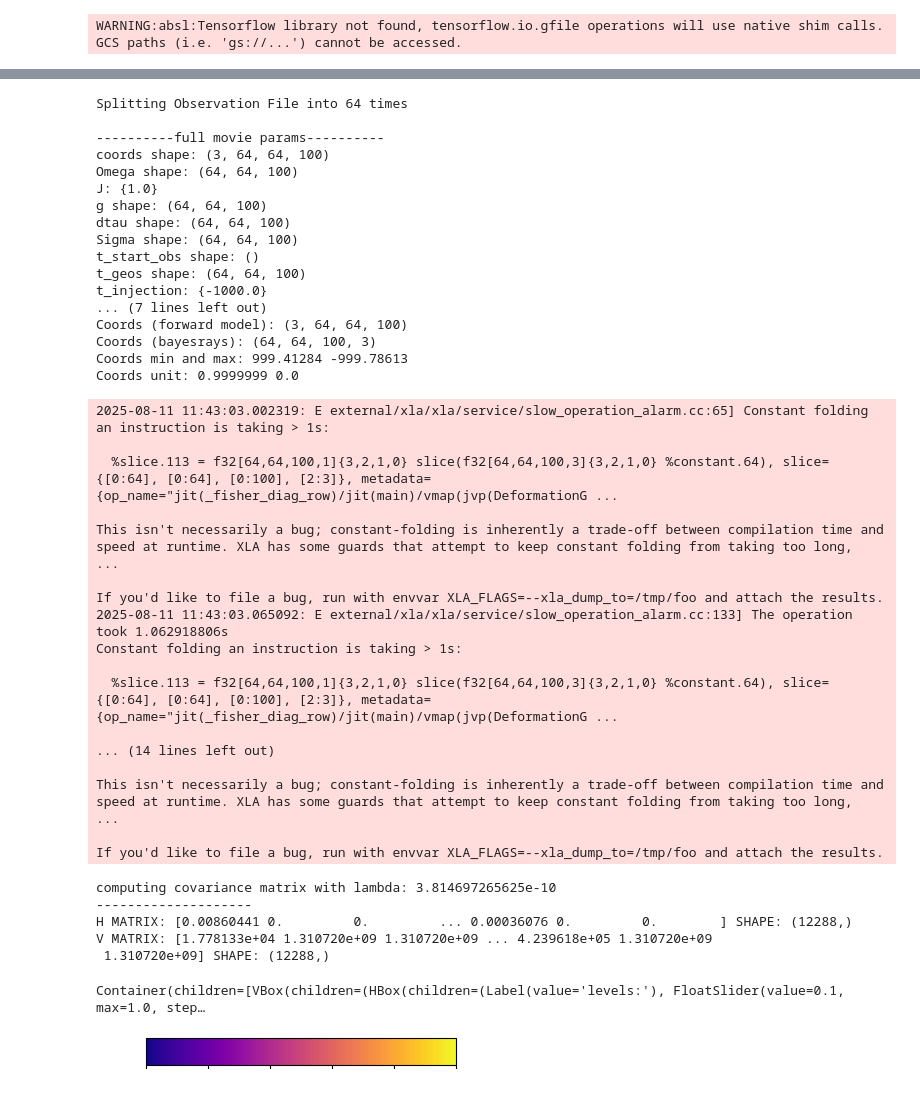
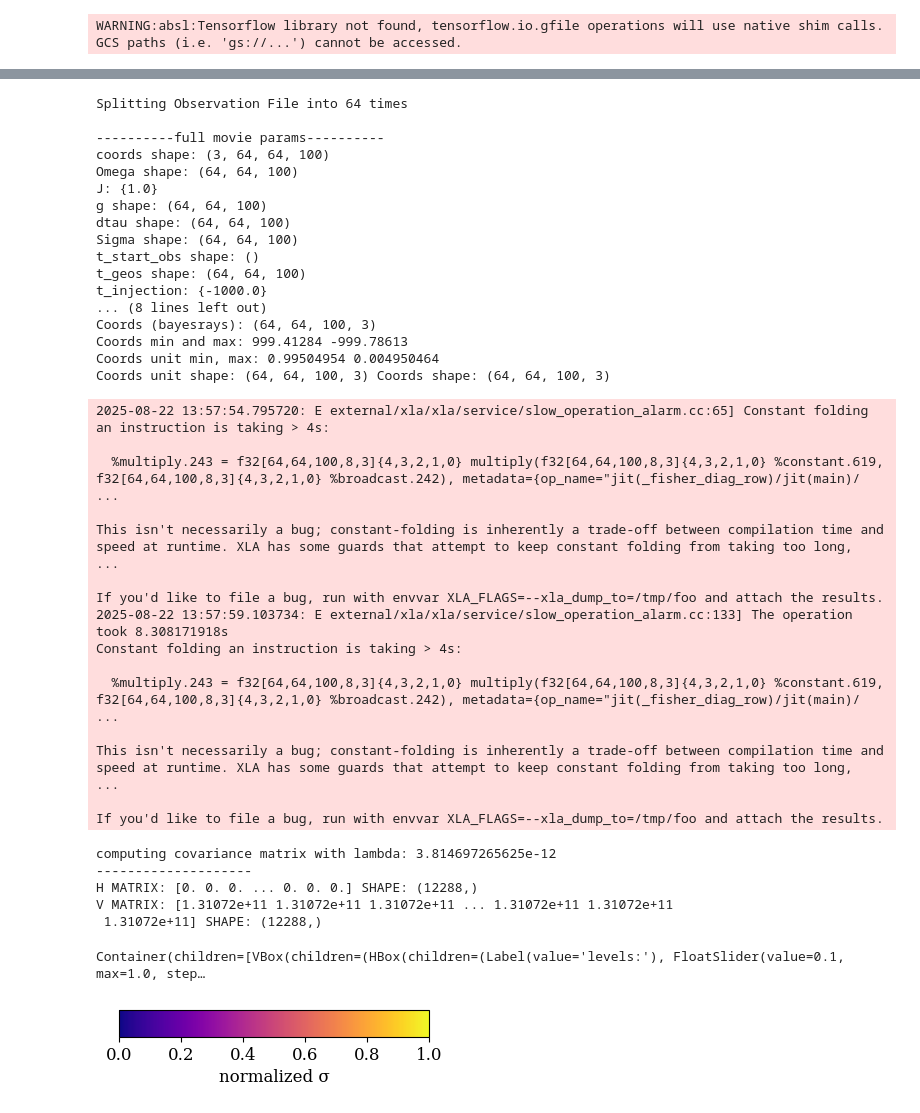
Before and after one commit to khyyle/bhnerf_uq, a Jupyter notebook: tutorials/Tutorial6 - Estimate uncertainty via bayesrays.ipynb, the cells around one changed output, grey strips where cells are left out. Drawn from its saved outputs; the diff is of its cells as text; code cells hidden in the pictures.

```diff
--- a/tutorials/Tutorial6 - Estimate uncertainty via bayesrays.ipynb
+++ b/tutorials/Tutorial6 - Estimate uncertainty via bayesrays.ipynb
@@ -15,10 +16,11 @@ WARNING:absl:Tensorflow library not found, tensorflow.io.gfile operations will u
 Generate synthetic observations of a hot-spot
 """
 fov_M = 16.0
+z_width = 4
+rmax = fov_M/2
 spin = 0.2
 inclination = np.deg2rad(60.0)
 nt = 64
-
 array = 'ngEHT'
 flux_scale = 0.1                    # scale image-plane fluxes to `reasonable` values in Jy
 tstart = 2.0 * units.hour           # observation start time
@@ -33,6 +35,7 @@ geos = bhnerf.kgeo.image_plane_geos(
 )
 Omega = np.sign(spin + np.finfo(float).eps) * np.sqrt(geos.M) / (geos.r**(3/2) + geos.spin * np.sqrt(geos.M))
 t_injection = -float(geos.r_o)
+rmin = float(geos.r.min())
 
 # Generate hotspot measurements (see Tutorial2)
 emission_0 = flux_scale * bhnerf.emission.generate_hotspot_xr(
@@ -93,8 +197,9 @@ import bhnerf.uncertainty as unc
 
 k = 0 # compute uncertainty at frame 0
 times, sigma, A = unc.build_A_per_frame(obs, t_frames, movie.fovx(), movie.xdim)
+
+A = A[k]
 sigma = sigma[k]
-A = A[k]
 
 print("\n----------full movie params----------")
 for key in raytracing_args.keys():
@@ -105,20 +210,9 @@ for key in raytracing_args.keys():
     else:
         print(f"{key} shape:",raytracing_args[key].shape)
 
-rt_k = {
-    'coords'       : raytracing_args['coords'],
-    'Omega'        : raytracing_args['Omega'],
-    'J'            : 1.0,
-    'g'            : raytracing_args['g'],
-    'dtau'         : raytracing_args['dtau'],
-    'Sigma'        : raytracing_args['Sigma'],
-    't_start_obs'  : raytracing_args['t_start_obs'],
-    't_geos'       : raytracing_args['t_geos'],
-    't_injection'  : raytracing_args['t_injection'],
-}
 
-forward_model = unc.make_forward_model(predictor.apply, params, t_frames[0], rt_k, A)
-br_unc = unc.BayesRaysUncertaintyMapper(predictor.apply, params, forward_model, rt_k, t_frames[0], A, fov_M, grid_res=(16, 16, 16))
+forward_model = unc.make_forward_model(predictor.apply, params, t_frames[0], raytracing_args, A)
+br_unc = unc.BayesRaysUncertaintyMapper(predictor.apply, params, forward_model, raytracing_args, t_frames[0], A, fov_M, z_width, grid_res=(16, 16, 16), lam=1e-6/64**3)
 # %% [output]
 Splitting Observation File into 64 times
 
@@ -132,50 +226,48 @@ Sigma shape: (64, 64, 100)
 t_start_obs shape: ()
 t_geos shape: (64, 64, 100)
 t_injection: {-1000.0}
-... (7 lines left out)
-Coords (forward model): (3, 64, 64, 100)
+... (8 lines left out)
 Coords (bayesrays): (64, 64, 100, 3)
 Coords min and max: 999.41284 -999.78613
-Coords unit: 0.9999999 0.0
+Coords unit min, max: 0.99504954 0.004950464
+Coords unit shape: (64, 64, 100, 3) Coords shape: (64, 64, 100, 3)
 # %%
 """compute the hessian"""
-H = br_unc.compute_hessian_diag(sigma.reshape(-1), batch_size=1)
+nvis = sigma.shape[0]
+H, R_eff = br_unc.compute_hessian_diag(sigma.reshape(-1), batch_size=1)
+V = br_unc.get_covariance(H, nvis=nvis)
+
+print("-"*20)
+print("H MATRIX:", H, "SHAPE:", H.shape)
+print("V MATRIX:", V, "SHAPE:", V.shape)
 # %% [output]
-2025-08-11 11:43:03.002319: E external/xla/xla/service/slow_operation_alarm.cc:65] Constant folding an instruction is taking > 1s:
+2025-08-22 13:57:54.795720: E external/xla/xla/service/slow_operation_alarm.cc:65] Constant folding an instruction is taking > 4s:
 
-  %slice.113 = f32[64,64,100,1]{3,2,1,0} slice(f32[64,64,100,3]{3,2,1,0} %constant.64), slice={[0:64], [0:64], [0:100], [2:3]}, metadata={op_name="jit(_fisher_diag_row)/jit(main)/vmap(jvp(DeformationG ...
+  %multiply.243 = f32[64,64,100,8,3]{4,3,2,1,0} multiply(f32[64,64,100,8,3]{4,3,2,1,0} %constant.619, f32[64,64,100,8,3]{4,3,2,1,0} %broadcast.242), metadata={op_name="jit(_fisher_diag_row)/jit(main)/ ...
 
 This isn't necessarily a bug; constant-folding is inherently a trade-off between compilation time and speed at runtime. XLA has some guards that attempt to keep constant folding from taking too long,  ...
 
 If you'd like to file a bug, run with envvar XLA_FLAGS=--xla_dump_to=/tmp/foo and attach the results.
-2025-08-11 11:43:03.065092: E external/xla/xla/service/slow_operation_alarm.cc:133] The operation took 1.062918806s
-Constant folding an instruction is taking > 1s:
+2025-08-22 13:57:59.103734: E external/xla/xla/service/slow_operation_alarm.cc:133] The operation took 8.308171918s
+Constant folding an instruction is taking > 4s:
 
-  %slice.113 = f32[64,64,100,1]{3,2,1,0} slice(f32[64,64,100,3]{3,2,1,0} %constant.64), slice={[0:64], [0:64], [0:100], [2:3]}, metadata={op_name="jit(_fisher_diag_row)/jit(main)/vmap(jvp(DeformationG ...
-
-... (14 lines left out)
+  %multiply.243 = f32[64,64,100,8,3]{4,3,2,1,0} multiply(f32[64,64,100,8,3]{4,3,2,1,0} %constant.619, f32[64,64,100,8,3]{4,3,2,1,0} %broadcast.242), metadata={op_name="jit(_fisher_diag_row)/jit(main)/ ...
 
 This isn't necessarily a bug; constant-folding is inherently a trade-off between compilation time and speed at runtime. XLA has some guards that attempt to keep constant folding from taking too long,  ...
 
 If you'd like to file a bug, run with envvar XLA_FLAGS=--xla_dump_to=/tmp/foo and attach the results.
+computing covariance matrix with lambda: 3.814697265625e-12
+--------------------
+H MATRIX: [0. 0. 0. ... 0. 0. 0.] SHAPE: (12288,)
+V MATRIX: [1.31072e+11 1.31072e+11 1.31072e+11 ... 1.31072e+11 1.31072e+11
+ 1.31072e+11] SHAPE: (12288,)
-# %%
-"""propagate to covariance"""
-V = br_unc.get_covariance(H, nvis=sigma.shape[0])
-print("-"*20)
-print("H MATRIX:", H, "SHAPE:", H.shape)
-print("V MATRIX:", V, "SHAPE:", V.shape)
-# %% [output]
-computing covariance matrix with lambda: 3.814697265625e-10
---------------------
-H MATRIX: [0.00860441 0.         0.         ... 0.00036076 0.         0.        ] SHAPE: (12288,)
-V MATRIX: [1.778133e+04 1.310720e+09 1.310720e+09 ... 4.239618e+05 1.310720e+09
- 1.310720e+09] SHAPE: (12288,)
 # %%
 """render and visualize 3D uncertainty (static)"""
 
 level_norm = (0.0, 0.3, 0.6, 0.9)
 opacity = (0.00, 0.25, 0.3, 0.5)
-br_unc.render_uncertainty_3d(H, V, fov_M, cmap='plasma', level_norm=level_norm, opacity=opacity)
+opacity = (0.2, 0.10, 0.05, 0.00)
+br_unc.render_uncertainty_3d(H, V, fov_M, cmap='plasma', level_norm=level_norm, opacity=opacity, resolution=128, squared_weights=False)
 # %% [output]
 Container(children=[VBox(children=(HBox(children=(Label(value='levels:'), FloatSlider(value=0.1, max=1.0, step…
-[figure, old version]
+[figure, new version]
```
Also changed, not shown: parts of 13 cells of this notebook, 6 other files.
